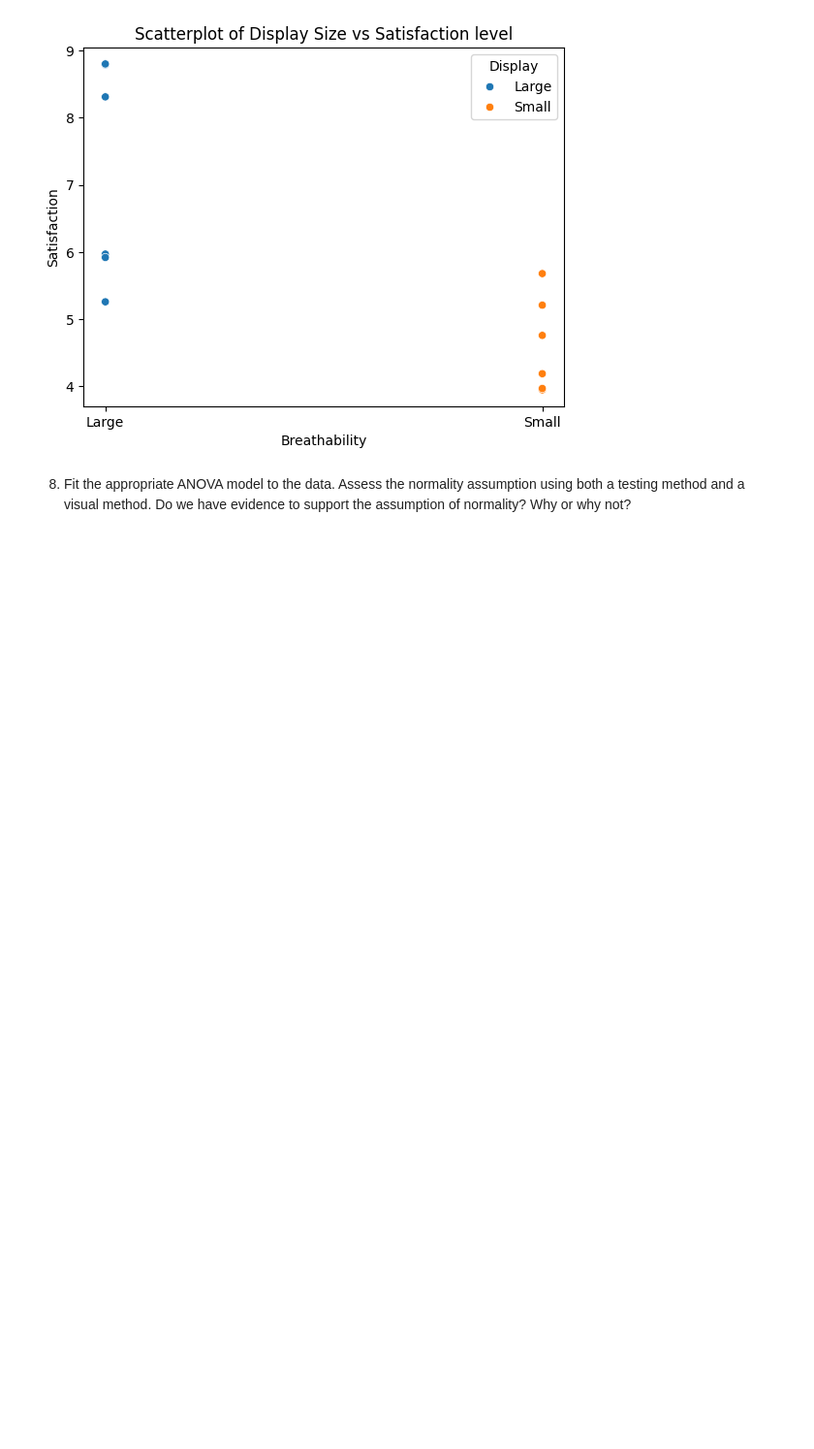
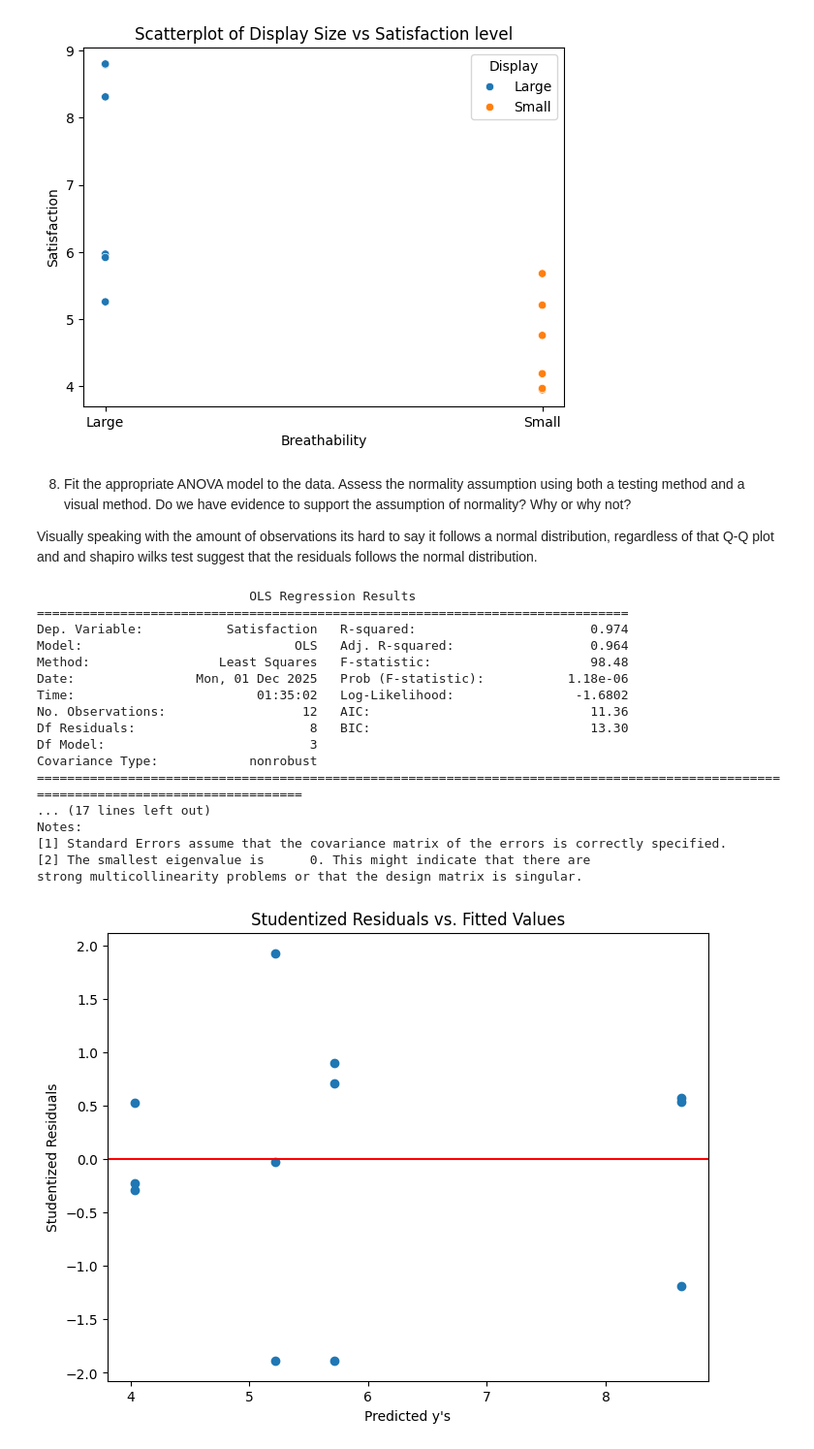
Before and after one commit to ArmandoADJ/STAT-7220-Applied-Experimental-Design, a Jupyter notebook: Assignments/HW3/STAT-7220-HW3.ipynb, the cells around one changed output. Shown at 97% size. Cells and saved outputs as stored; diff of their text form; code cells hidden in the pictures; blank space fills up the shorter version.

```diff
--- a/Assignments/HW3/STAT-7220-HW3.ipynb
+++ b/Assignments/HW3/STAT-7220-HW3.ipynb
@@ -668,5 +668,85 @@ Standard     12 Hours     Small    4.036667  0.133167      3
 # %% [markdown]
 
 8.  Fit the appropriate ANOVA model to the data. Assess the normality assumption using both a testing method and a visual method. Do we have evidence to support the assumption of normality? Why or why not?
+
+Visually speaking with the amount of observations its hard to say it follows a normal distribution, regardless of that Q-Q plot and and shapiro wilks test suggest that the residuals follows the normal distribution.
 # %%
 ## Question 8 Code ##
+#Build Model#
+ols_model = ols("Satisfaction ~ GPS_Accuracy * Battery_Life * Display", data = df).fit()
+print(ols_model.summary())
+
+print("\n")
+
+#Extract Rstudentized Residuals#
+studentized_residuals_fitted = pd.DataFrame({
+    "studentized_residuals" : ols_model.get_influence().resid_studentized_external,
+    "fitted_values" : ols_model.fittedvalues})
+
+##Visualization of Assumptions##
+#Scatterplot
+plt.figure(figsize=(8, 6))
+plt.scatter( x=  studentized_residuals_fitted["fitted_values"],
+            y = studentized_residuals_fitted["studentized_residuals"])
+plt.axhline(y=0, linestyle='solid', color='red')
+plt.xlabel("Predicted y's")
+plt.ylabel("Studentized Residuals")
+plt.title("Studentized Residuals vs. Fitted Values")
+plt.show()
+
+print("\n")
+
+#Plot Histogram#
+plt.figure(figsize=(8, 6))
+plt.hist(studentized_residuals_fitted["studentized_residuals"], bins=20, edgecolor='black')
+plt.xlabel("Studentized Residuals")
+plt.ylabel("Frequency")
+plt.title("Histogram of Studentized Residuals")
+plt.ylim(0,6)
+plt.show()
+
+print("\n")
+
+#QQPlot#
+fig = plt.figure(figsize= (10, 10))
+ax = fig.add_subplot(111)
+
+normality_plot, stat = stats.probplot(studentized_residuals_fitted["studentized_residuals"], plot=plt, rvalue=True)
+ax.set_title("Probability Plot of Model Residuals", fontsize=20)
+ax.set
+plt.show()
+
+print("\n")
+
+#Quantitative Assumptions
+#Shapiro Wilk's test
+print(stats.shapiro(studentized_residuals_fitted["studentized_residuals"]))
+
+print("\n")
+
+#Skewness and kurtosis
+
+Skewness_values = stats.skew(studentized_residuals_fitted["studentized_residuals"])
+Kurtosis_values = stats.kurtosis(studentized_residuals_fitted["studentized_residuals"])
+
+print(f"Skewness: {Skewness_values}")
+print(f"Kurtosis: {Kurtosis_values}")
+# %% [output]
+                            OLS Regression Results
+==============================================================================
+Dep. Variable:           Satisfaction   R-squared:                       0.974
+Model:                            OLS   Adj. R-squared:                  0.964
+Method:                 Least Squares   F-statistic:                     98.48
+Date:                Mon, 01 Dec 2025   Prob (F-statistic):           1.18e-06
+Time:                        01:35:02   Log-Likelihood:                -1.6802
+No. Observations:                  12   AIC:                             11.36
+Df Residuals:                       8   BIC:                             13.30
+Df Model:                           3
+Covariance Type:            nonrobust
+=====================================================================================================================================
+... (17 lines left out)
+Notes:
+[1] Standard Errors assume that the covariance matrix of the errors is correctly specified.
+[2] The smallest eigenvalue is      0. This might indicate that there are
+strong multicollinearity problems or that the design matrix is singular.
+[figure, added]
```
Also changed, not shown: parts of 8 cells of this notebook.
